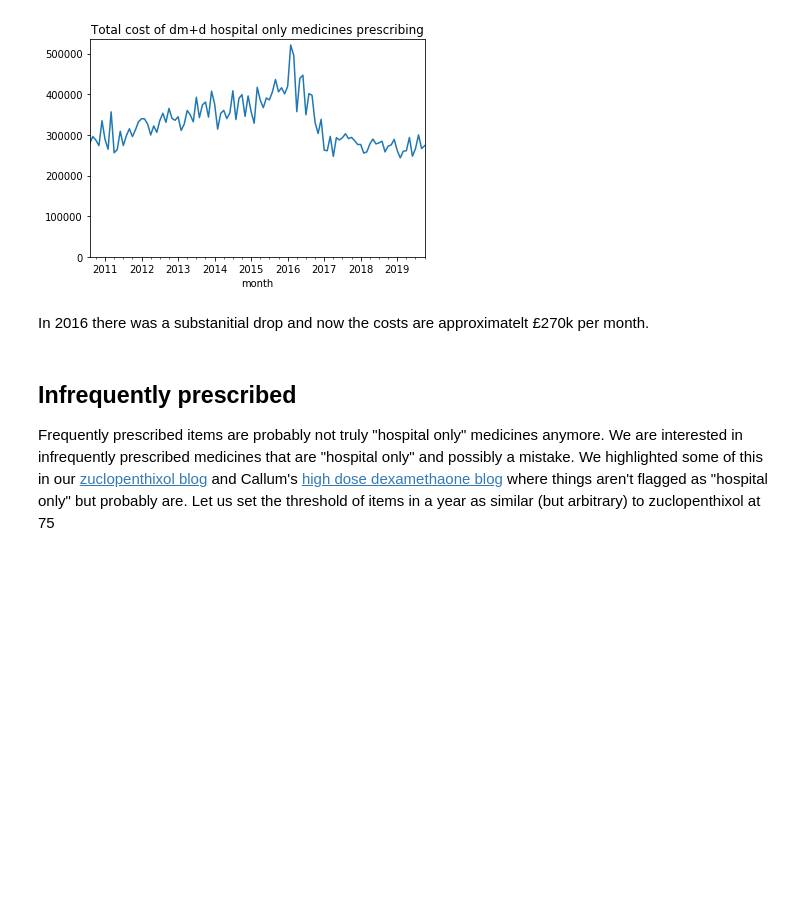
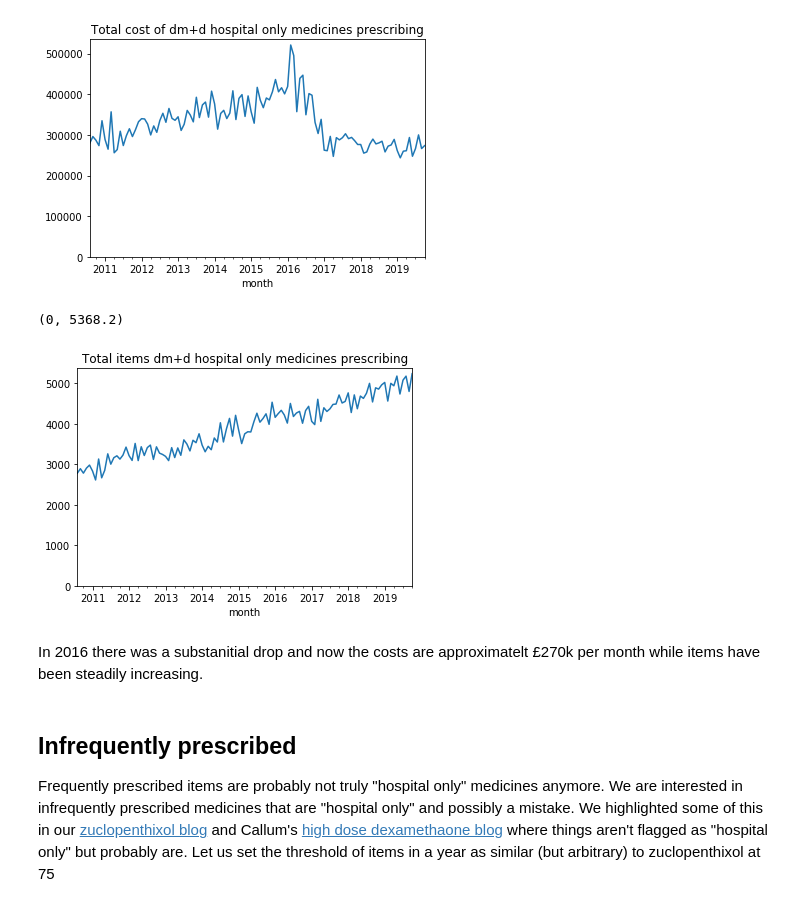
Before and after one commit to ebmdatalab/dmd-hosp-only, a Jupyter notebook: dm+d hospital only analysis.ipynb, the cells around one changed output. Saved outputs shown, nothing was run; the diff lists cells and outputs as text; code cells hidden in the pictures; blank space fills up the shorter version.

Commit message:
add items grap
added a graph with all total items over time

```diff
--- a/dm+d hospital only analysis.ipynb
+++ b/dm+d hospital only analysis.ipynb
@@ -232,8 +232,15 @@ plt.ylim(0, )
 # %% [output]
 (0, 534921.870696501)
 [figure]
+# %%
+##here we plot trend over time.
+df_filtered.groupby("month")['total_items'].sum().plot(kind='line', title="Total items dm+d hospital only medicines prescribing")
+plt.ylim(0, )
+# %% [output]
+(0, 5368.2)
+[figure, added]
 # %% [markdown]
-In 2016 there was a substanitial drop and now the costs are approximatelt £270k per month.
+In 2016 there was a substanitial drop and now the costs are approximatelt £270k per month while items have been steadily increasing.
 # %% [markdown]
 ## Infrequently prescribed
 Frequently prescribed items are probably not truly "hospital only" medicines anymore. We are interested in infrequently prescribed medicines that are "hospital only" and possibly a mistake. We highlighted some of this in our [zuclopenthixol blog](https://ebmdatalab.net/zuclopenthixol-acetate-a-new-kind-of-measure-on-openprescribing/) and Callum's [high dose dexamethaone blog](https://ebmdatalab.net/opendemocratisation-of-data-guest-blog-high-dose-dexamethasone/) where things aren't flagged as "hospital only" but probably are. Let us set the threshold of items in a year as similar (but arbitrary) to zuclopenthixol at 75
```
